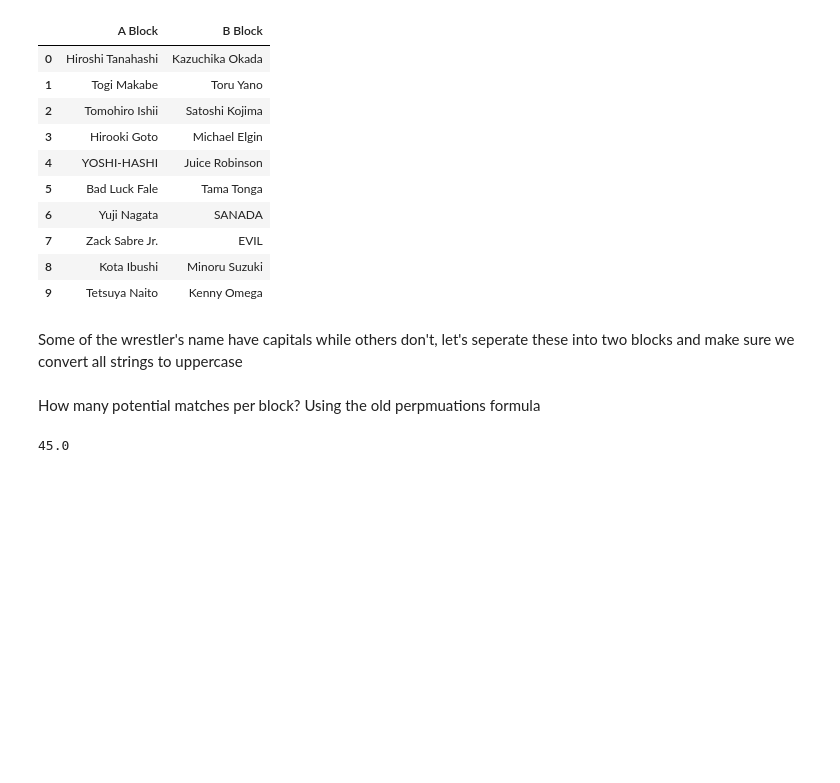
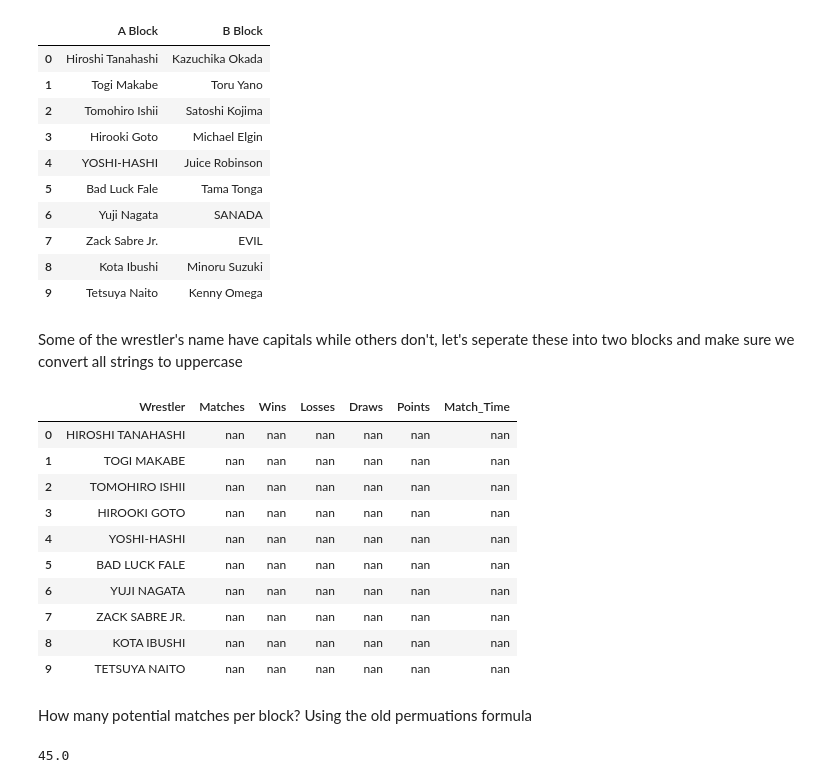
Before and after one commit to ShahnurIslam/G1_Climax1, a Jupyter notebook: G1 Climax Analysis.ipynb, the cells around one changed output. Cells and saved outputs as stored; diff of their text form; code cells hidden in the pictures; blank space fills up the shorter version.

```diff
--- a/G1 Climax Analysis.ipynb
+++ b/G1 Climax Analysis.ipynb
@@ -64,6 +68,20 @@ B_Block['Points'] = np.NAN
+# %%
+A_Block
+# %% [output]
+|  | Wrestler | Matches | Wins | Losses | Draws | Points | Match_Time |
+| 0 | HIROSHI TANAHASHI | nan | nan | nan | nan | nan | nan |
+| 1 | TOGI MAKABE | nan | nan | nan | nan | nan | nan |
+| 2 | TOMOHIRO ISHII | nan | nan | nan | nan | nan | nan |
+| 3 | HIROOKI GOTO | nan | nan | nan | nan | nan | nan |
+| 4 | YOSHI-HASHI | nan | nan | nan | nan | nan | nan |
+| 5 | BAD LUCK FALE | nan | nan | nan | nan | nan | nan |
+| 6 | YUJI NAGATA | nan | nan | nan | nan | nan | nan |
+| 7 | ZACK SABRE JR. | nan | nan | nan | nan | nan | nan |
+| 8 | KOTA IBUSHI | nan | nan | nan | nan | nan | nan |
+| 9 | TETSUYA NAITO | nan | nan | nan | nan | nan | nan |
 # %% [markdown]
 How many potential matches per block?
-Using the old perpmuations formula
+Using the old permuations formula
 # %%
 math.factorial(10)/(math.factorial(2)*math.factorial(10-2))
 # %% [output]
```
Also changed, not shown: parts of 22 cells of this notebook.
